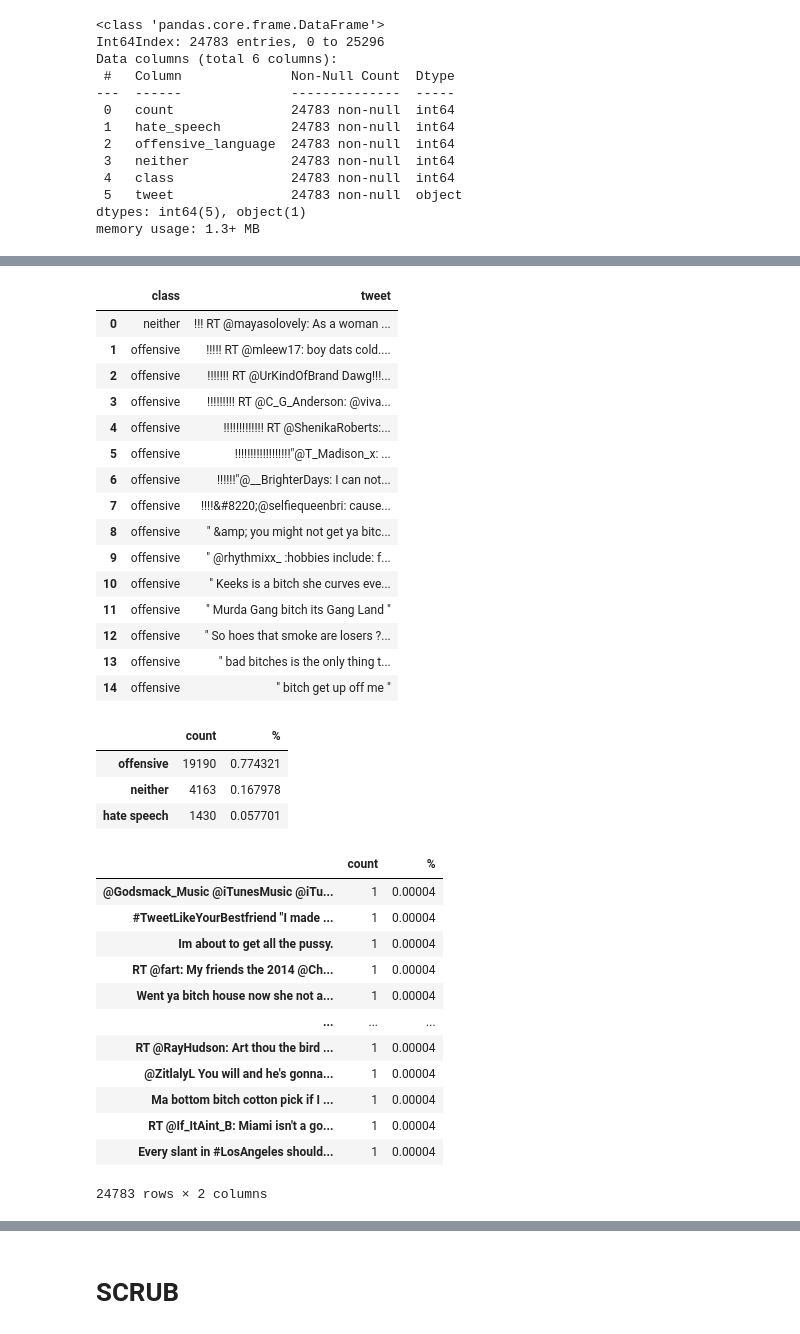
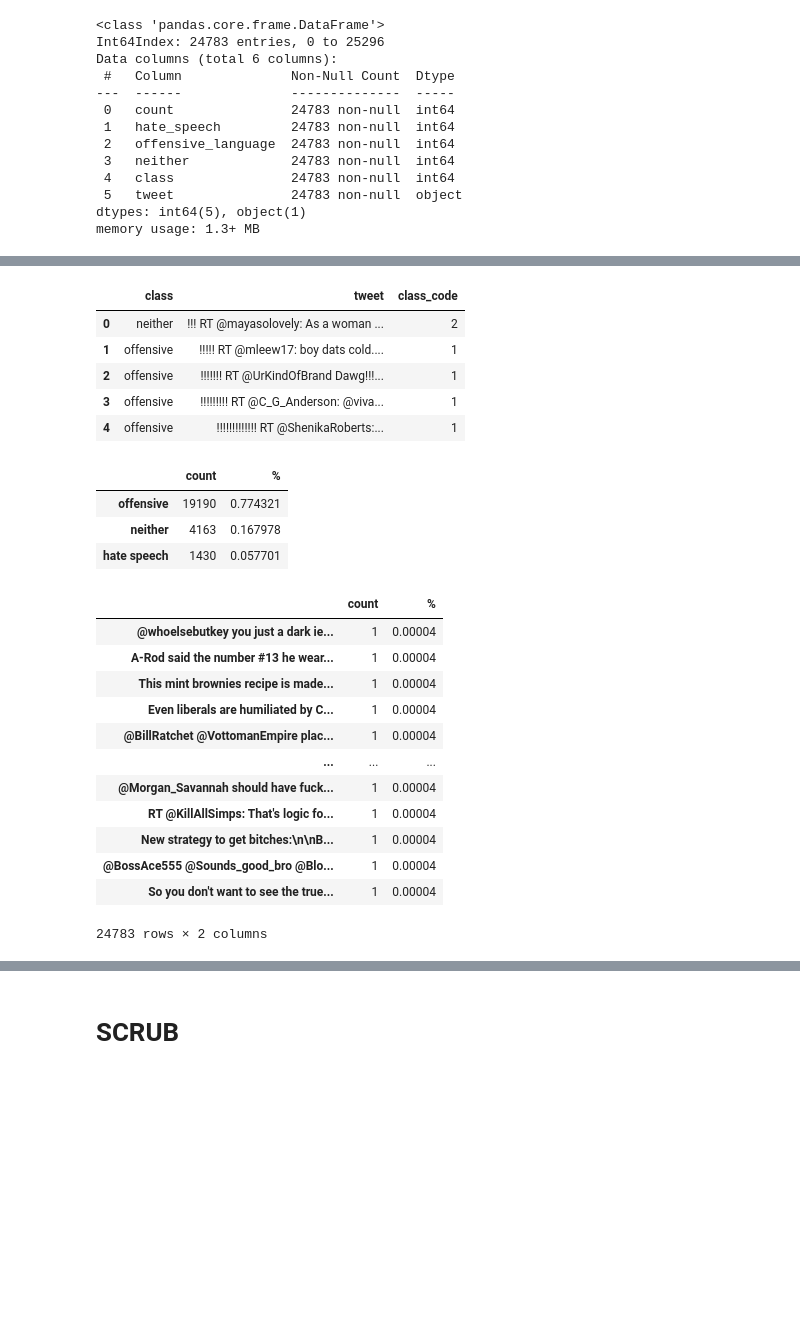
Before and after one commit to zero731/Classifying_Hate_Speech_Tweets, a Jupyter notebook: Untitled.ipynb, the cells around one changed output, grey strips where cells are left out. Cells and saved outputs as stored; diff of their text form; code cells hidden in the pictures; blank space fills up the shorter version.

```diff
--- a/Untitled.ipynb
+++ b/Untitled.ipynb
@@ -83,28 +73,19 @@ full_df.head()
 # %%
 ## Replace number codes with class names to make things easier to keep track of
 # Create a dict of values to be mapped
 class_dict = {0: 'hate speech', 1: 'offensive', 2: 'neither'}
 
 # Replace keys (0, 1, and 2) with corresponding values and preview dataset
-full_df['class'] = full_df['class'].map(class_dict)
+full_df['class_code'] = full_df['class']
+full_df['class'] = full_df['class_code'].map(class_dict)
 full_df.head()
 # %% [output]
-|  | class | tweet |
-| 0 | neither | !!! RT @mayasolovely: As a woman ... |
-| 1 | offensive | !!!!! RT @mleew17: boy dats cold.... |
-| 2 | offensive | !!!!!!! RT @UrKindOfBrand Dawg!!!... |
-| 3 | offensive | !!!!!!!!! RT @C_G_Anderson: @viva... |
-| 4 | offensive | !!!!!!!!!!!!! RT @ShenikaRoberts:... |
-| 5 | offensive | !!!!!!!!!!!!!!!!!!"@T_Madison_x: ... |
-| 6 | offensive | !!!!!!"@__BrighterDays: I can not... |
-| 7 | offensive | !!!!&#8220;@selfiequeenbri: cause... |
-| 8 | offensive | " &amp; you might not get ya bitc... |
-| 9 | offensive | " @rhythmixx_ :hobbies include: f... |
-| 10 | offensive | " Keeks is a bitch she curves eve... |
-| 11 | offensive | " Murda Gang bitch its Gang Land " |
-| 12 | offensive | " So hoes that smoke are losers ?... |
-| 13 | offensive | " bad bitches is the only thing t... |
-| 14 | offensive | " bitch get up off me " |
+|  | class | tweet | class_code |
+| 0 | neither | !!! RT @mayasolovely: As a woman ... | 2 |
+| 1 | offensive | !!!!! RT @mleew17: boy dats cold.... | 1 |
+| 2 | offensive | !!!!!!! RT @UrKindOfBrand Dawg!!!... | 1 |
+| 3 | offensive | !!!!!!!!! RT @C_G_Anderson: @viva... | 1 |
+| 4 | offensive | !!!!!!!!!!!!! RT @ShenikaRoberts:... | 1 |
 # %%
 ## Print value counts and percentages of classes for full dataset
 check_unique(full_df, 'class')
@@ -119,17 +100,17 @@ check_unique(full_df, 'class')
 check_unique(full_df, 'tweet') # Each tweet only shows up once
 # %% [output]
 |  | count | % |
-| @Godsmack_Music @iTunesMusic @iTu... | 1 | 0.00004 |
-| #TweetLikeYourBestfriend "I made ... | 1 | 0.00004 |
-| Im about to get all the pussy. | 1 | 0.00004 |
-| RT @fart: My friends the 2014 @Ch... | 1 | 0.00004 |
-| Went ya bitch house now she not a... | 1 | 0.00004 |
+| @whoelsebutkey you just a dark ie... | 1 | 0.00004 |
+| A-Rod said the number #13 he wear... | 1 | 0.00004 |
+| This mint brownies recipe is made... | 1 | 0.00004 |
+| Even liberals are humiliated by C... | 1 | 0.00004 |
+| @BillRatchet @VottomanEmpire plac... | 1 | 0.00004 |
 | ... | ... | ... |
-| RT @RayHudson: Art thou the bird ... | 1 | 0.00004 |
-| @ZitlalyL You will and he's gonna... | 1 | 0.00004 |
-| Ma bottom bitch cotton pick if I ... | 1 | 0.00004 |
-| RT @If_ItAint_B: Miami isn't a go... | 1 | 0.00004 |
-| Every slant in #LosAngeles should... | 1 | 0.00004 |
+| @Morgan_Savannah should have fuck... | 1 | 0.00004 |
+| RT @KillAllSimps: That's logic fo... | 1 | 0.00004 |
+| New strategy to get bitches:\n\nB... | 1 | 0.00004 |
+| @BossAce555 @Sounds_good_bro @Blo... | 1 | 0.00004 |
+| So you don't want to see the true... | 1 | 0.00004 |
 24783 rows × 2 columns
 # %%
 ## Create df of all hate speech tweets
```
Also changed, not shown: parts of 30 cells of this notebook.
